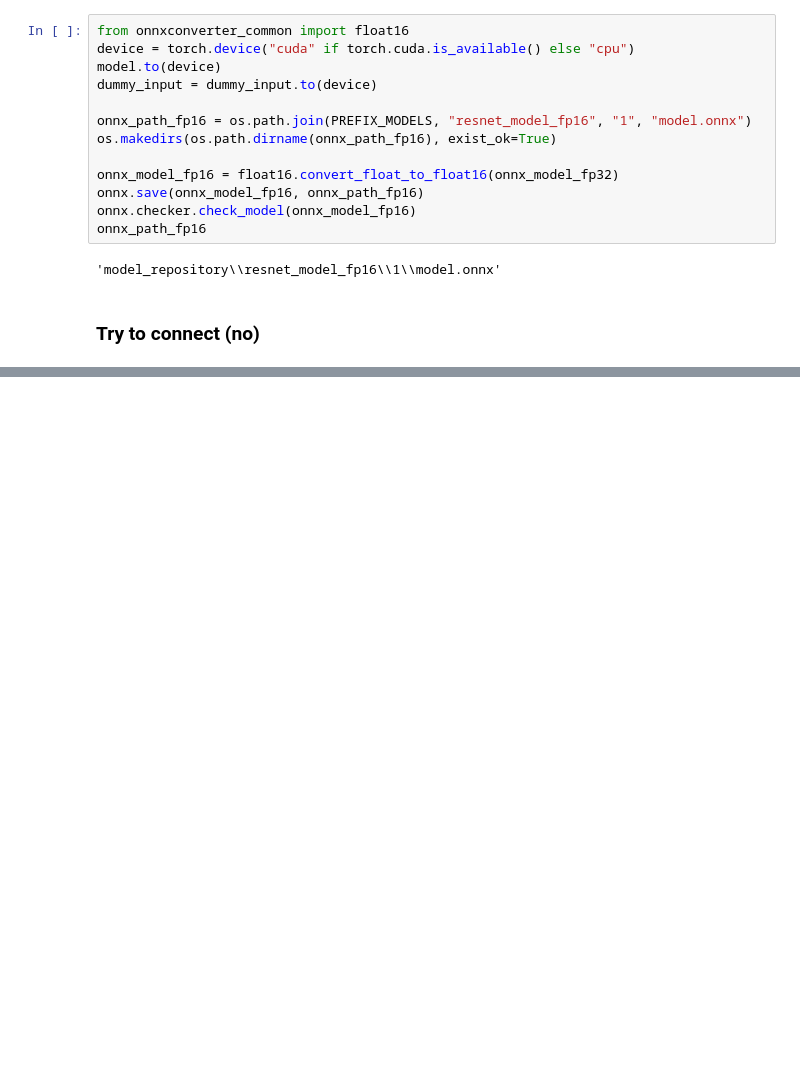
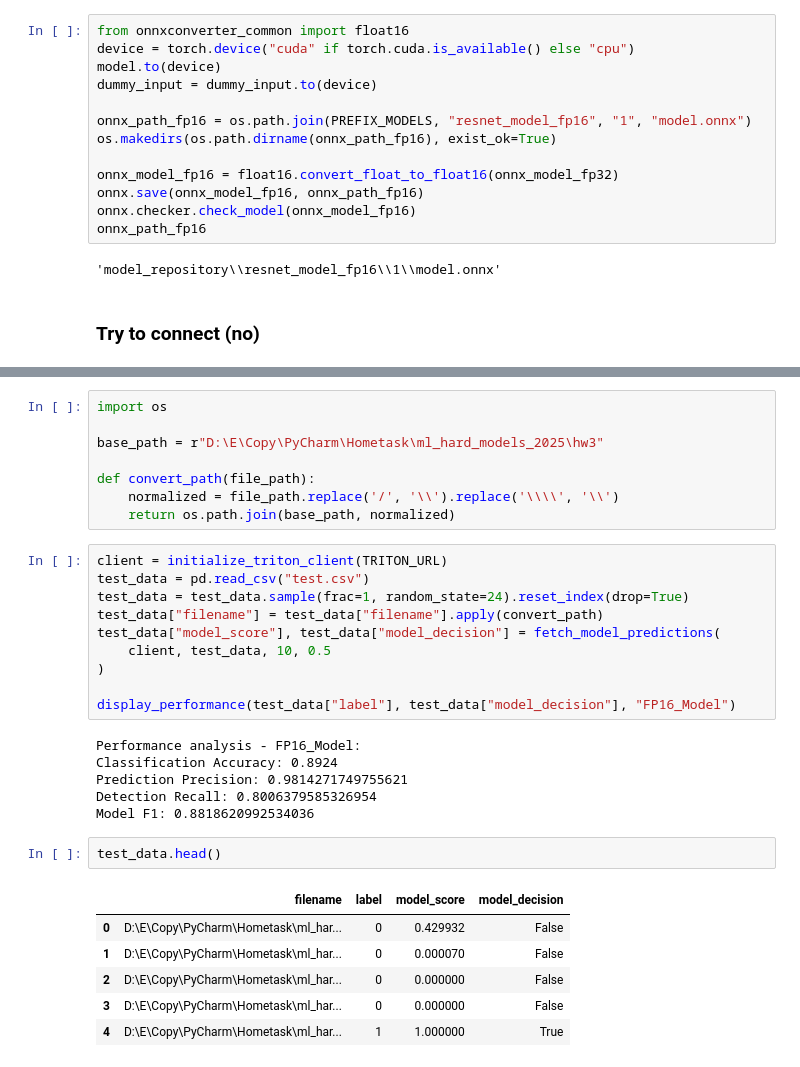
Before and after one commit to klyuchnikova/hw3, a Jupyter notebook: LoadingSavingTrainingModels.ipynb, the cells around one changed output, grey strips where cells are left out. Cells and saved outputs as stored; diff of their text form; blank space fills up the shorter version.

```diff
--- a/LoadingSavingTrainingModels.ipynb
+++ b/LoadingSavingTrainingModels.ipynb
@@ -287,0 +428,33 @@ onnx_path_fp16
+# %%
+import os
+
+base_path = r"D:\E\Copy\PyCharm\Hometask\ml_hard_models_2025\hw3"
+
+def convert_path(file_path):
+    normalized = file_path.replace('/', '\\').replace('\\\\', '\\')
+    return os.path.join(base_path, normalized)
+# %%
+client = initialize_triton_client(TRITON_URL)
+test_data = pd.read_csv("test.csv")
+test_data = test_data.sample(frac=1, random_state=24).reset_index(drop=True)
+test_data["filename"] = test_data["filename"].apply(convert_path)
+test_data["model_score"], test_data["model_decision"] = fetch_model_predictions(
+    client, test_data, 10, 0.5
+)
+
+display_performance(test_data["label"], test_data["model_decision"], "FP16_Model")
+# %% [output]
+Performance analysis - FP16_Model:
+Classification Accuracy: 0.8924
+Prediction Precision: 0.9814271749755621
+Detection Recall: 0.8006379585326954
+Model F1: 0.8818620992534036
+# %%
+test_data.head()
+# %% [output]
+|  | filename | label | model_score | model_decision |
+| 0 | D:\E\Copy\PyCharm\Hometask\ml_har... | 0 | 0.429932 | False |
+| 1 | D:\E\Copy\PyCharm\Hometask\ml_har... | 0 | 0.000070 | False |
+| 2 | D:\E\Copy\PyCharm\Hometask\ml_har... | 0 | 0.000000 | False |
+| 3 | D:\E\Copy\PyCharm\Hometask\ml_har... | 0 | 0.000000 | False |
+| 4 | D:\E\Copy\PyCharm\Hometask\ml_har... | 1 | 1.000000 | True |
```
Also changed, not shown: parts of 11 cells of this notebook, 7 other files.
